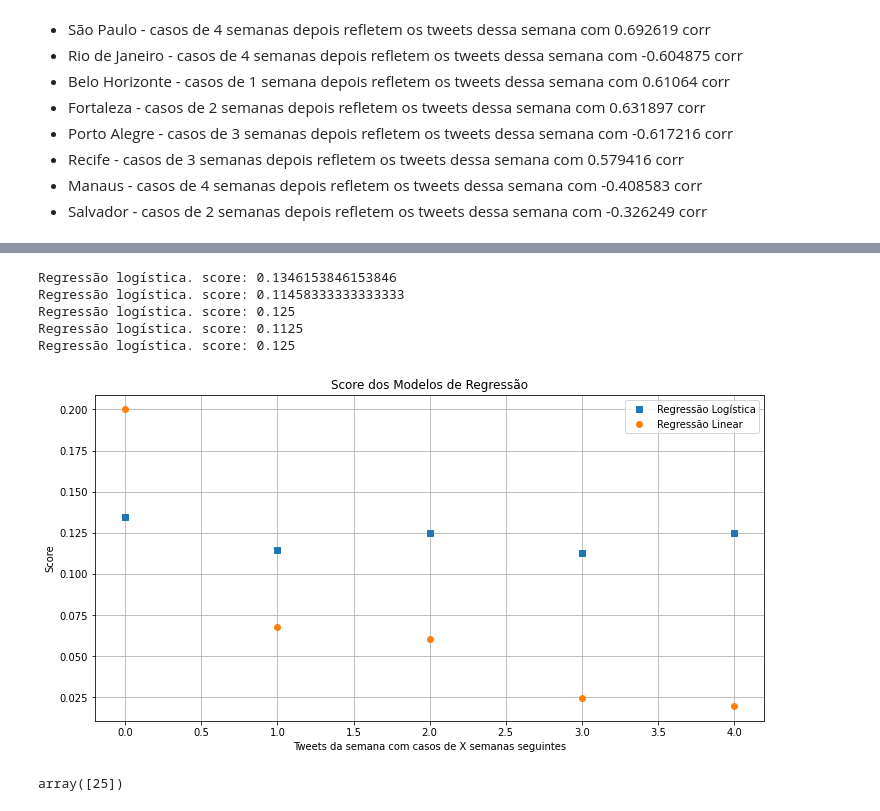
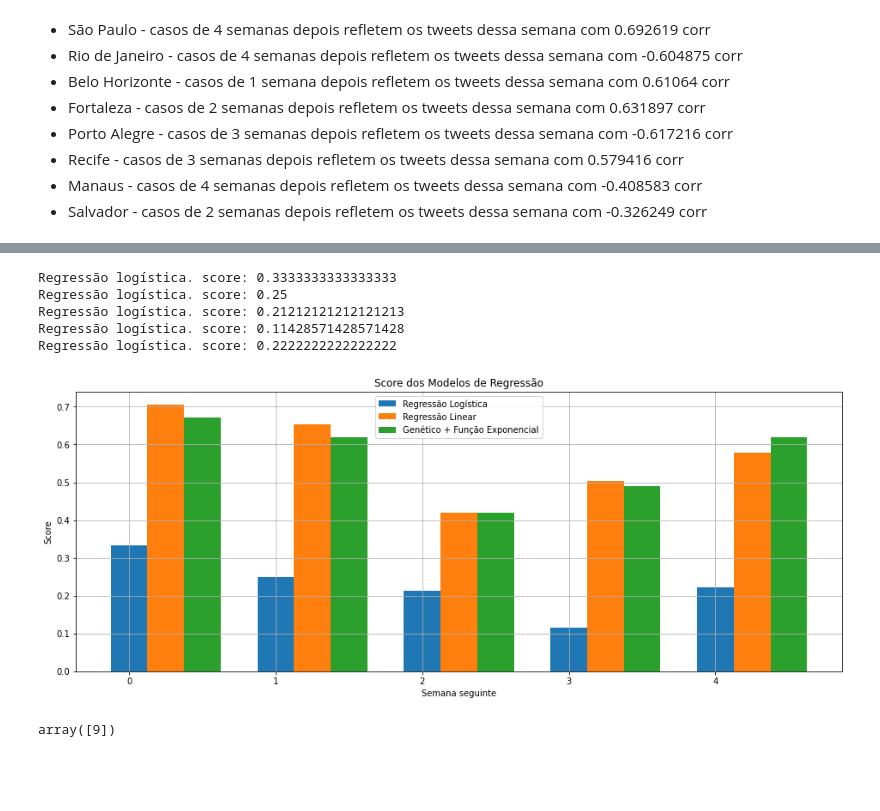
Before and after one commit to brunomarram/tcc-ufv, a Jupyter notebook: src/analysis/models/models v2.ipynb, the cells around one changed output, grey strips where cells are left out. Saved outputs shown, nothing was run; the diff lists cells and outputs as text; code cells hidden in the pictures; blank space fills up the shorter version.

Commit message:
adiciona modelos regressivos por semana em balaios

```diff
--- a/src/analysis/models/models v2.ipynb
+++ b/src/analysis/models/models v2.ipynb
@@ -60,10 +14,9 @@ def analyzeCity(cityAnalyzed, weeksAfter) -> pd.DataFrame:
 # %%
 def generate_data(weeks):
-  cities = ["São Paulo", "Rio de Janeiro", "Belo Horizonte", "Fortaleza", "Porto Alegre", "Recife", "Manaus", "Salvador"]
-  df = pd.DataFrame()
-  for city in cities:
-    current = analyzeCity(city, weeks)
-    df = pd.concat([df, current])
+  df = pd.read_csv(f'../data/balaios/grupo_{weeks}.csv')
+  # Não fica bom remover os casos onde não houveram tweets. piora em todos os balaios e todos os modelos
+  # df = df.round(decimals=2)
+  # df = df[~(df == 0.00).any(axis=1)]
 
   #x = semana + tweets na semana
   x_data = []
@@ -178,12 +131,7 @@ def generate_exp_model(weeks):
         plt.show()
         plt.close('all') # clean up after using pyplot
 
-    cities = ["São Paulo", "Rio de Janeiro", "Belo Horizonte", "Fortaleza", "Porto Alegre", "Recife", "Manaus", "Salvador"]
-    df = pd.DataFrame()
-    for city in cities:
-        current = analyzeCity(city, weeks)
-        df = pd.concat([df, current])
-
+    df = pd.read_csv(f'../data/balaios/grupo_{weeks}.csv')
     x_data = np.array(df['tweets na semana'])
     y_data = np.array(df['casos de covid na semana'])
 
@@ -258,29 +206,33 @@ two, two_logistic = generate_logistic_model(2)
 three, three_logistic = generate_logistic_model(3)
 four, four_logistic = generate_logistic_model(4)
 # %% [output]
-Regressão logística. score: 0.1346153846153846
-Regressão logística. score: 0.11458333333333333
-Regressão logística. score: 0.125
-Regressão logística. score: 0.1125
-Regressão logística. score: 0.125
+Regressão logística. score: 0.3333333333333333
+Regressão logística. score: 0.25
+Regressão logística. score: 0.21212121212121213
+Regressão logística. score: 0.11428571428571428
+Regressão logística. score: 0.2222222222222222
 # %%
 y_logistic = [zero_logistic, one_logistic, two_logistic, three_logistic, four_logistic]
+width = 0.25
 
-fig, ax = plt.subplots(figsize=(12, 6))
+fig, ax = plt.subplots(figsize=(16, 6))
 
-ax.plot(x, y_logistic, linestyle='', marker='s', label="Regressão Logística")
-ax.plot(x, y, linestyle='', marker='o', label="Regressão Linear")
-ax.plot(x, y_exp, linestyle='', marker='D', label="Genético + Função Exponencial")
+X_axis = np.arange(len(x))
 
-ax.set(xlabel='Tweets da semana com casos de X semanas seguintes', ylabel='Score', title='Score dos Modelos de Regressão')
+ax.bar(X_axis, y_logistic, width, label="Regressão Logística")
+ax.bar(X_axis + width, y, width, label="Regressão Linear")
+ax.bar(X_axis + width*2, y_exp, width, label="Genético + Função Exponencial")
+
+plt.xticks(X_axis, x)
+ax.set(xlabel='Semana seguinte', ylabel='Score', title='Score dos Modelos de Regressão')
 ax.legend()
 ax.grid()
 
 plt.show()
 # %% [output]
-[figure, old version]
+[figure, new version]
 # %%
 #teste pontual para tentativa de próximas semanas
 one.predict(np.array([[35, 0.05]]))
 # %% [output]
-array([25])
+array([9])
```
Also changed, not shown: parts of 6 cells of this notebook, 23 other files.
